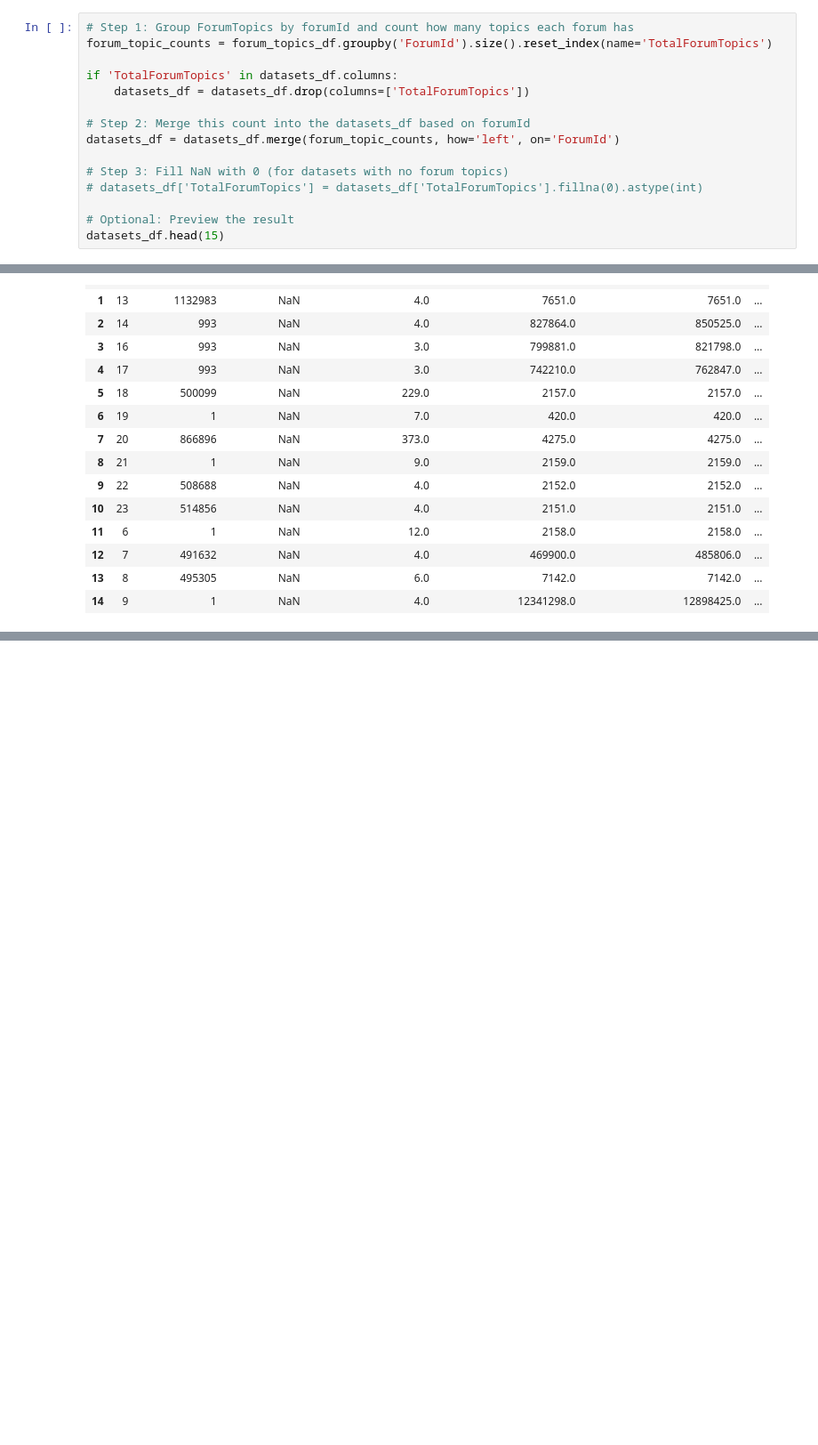
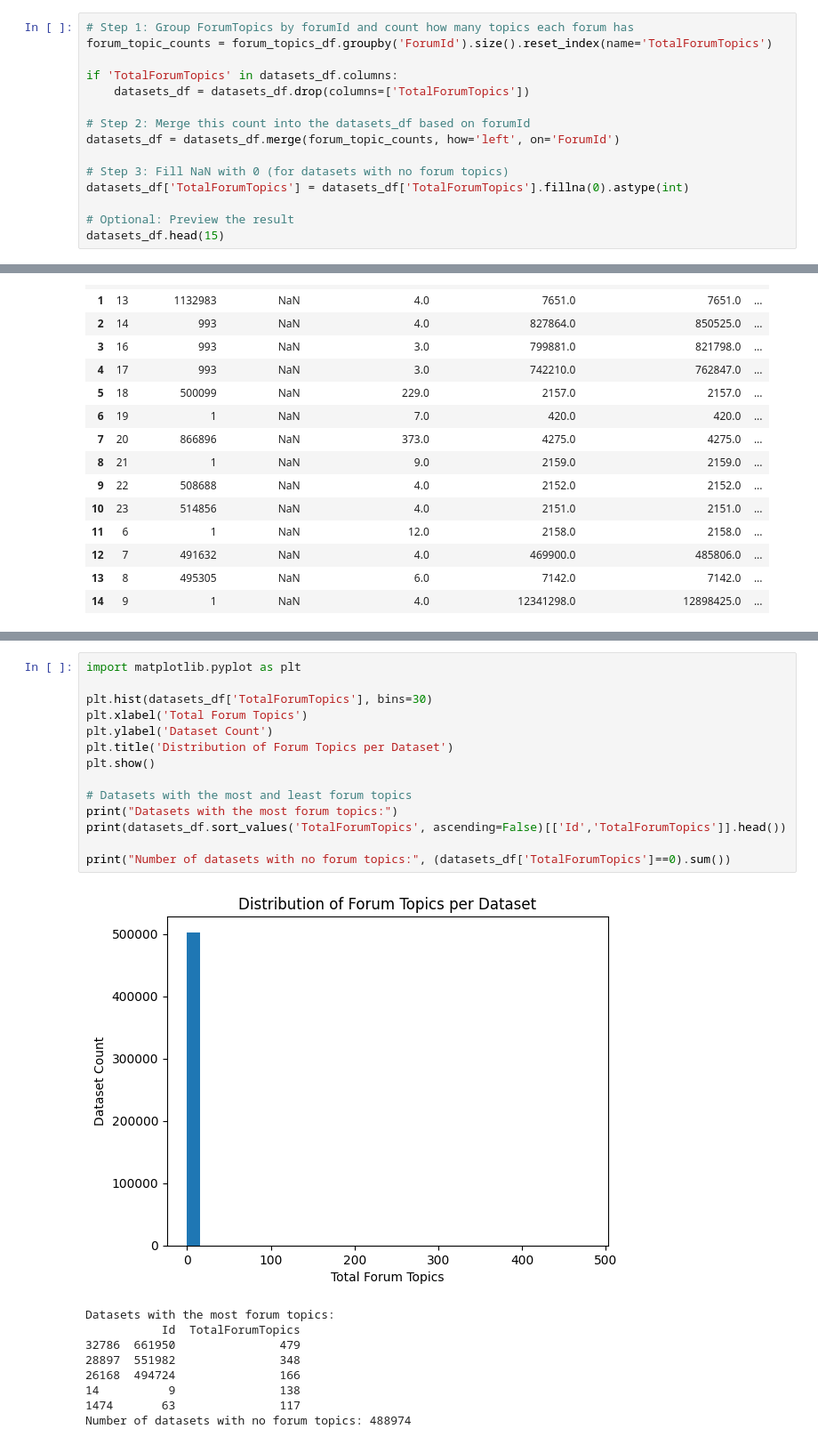
Before and after one commit to faseeh-quraishi/KaggleDatasetsEngagementPrediction-MetaKaggleHackathon, a Jupyter notebook: meta-kaggle-competition.ipynb, the cells around one changed output, grey strips where cells are left out. Shown at 89% size. Drawn from its saved outputs; the diff is of its cells as text; blank space fills up the shorter version.

```diff
--- a/meta-kaggle-competition.ipynb
+++ b/meta-kaggle-competition.ipynb
@@ -46,7 +61,7 @@ if 'TotalForumTopics' in datasets_df.columns:
 datasets_df = datasets_df.merge(forum_topic_counts, how='left', on='ForumId')
 
 # Step 3: Fill NaN with 0 (for datasets with no forum topics)
-# datasets_df['TotalForumTopics'] = datasets_df['TotalForumTopics'].fillna(0).astype(int)
+datasets_df['TotalForumTopics'] = datasets_df['TotalForumTopics'].fillna(0).astype(int)
 
 # Optional: Preview the result
 datasets_df.head(15)
@@ -69,0 +144,24 @@ datasets_df.head(15)
+# %%
+import matplotlib.pyplot as plt
+
+plt.hist(datasets_df['TotalForumTopics'], bins=30)
+plt.xlabel('Total Forum Topics')
+plt.ylabel('Dataset Count')
+plt.title('Distribution of Forum Topics per Dataset')
+plt.show()
+
+# Datasets with the most and least forum topics
+print("Datasets with the most forum topics:")
+print(datasets_df.sort_values('TotalForumTopics', ascending=False)[['Id','TotalForumTopics']].head())
+
+print("Number of datasets with no forum topics:", (datasets_df['TotalForumTopics']==0).sum())
+# %% [output]
+[figure, added]
+Datasets with the most forum topics:
+           Id  TotalForumTopics
+32786  661950               479
+28897  551982               348
+26168  494724               166
+14          9               138
+1474       63               117
+Number of datasets with no forum topics: 488974
```
Also changed, not shown: parts of 9 cells of this notebook.
